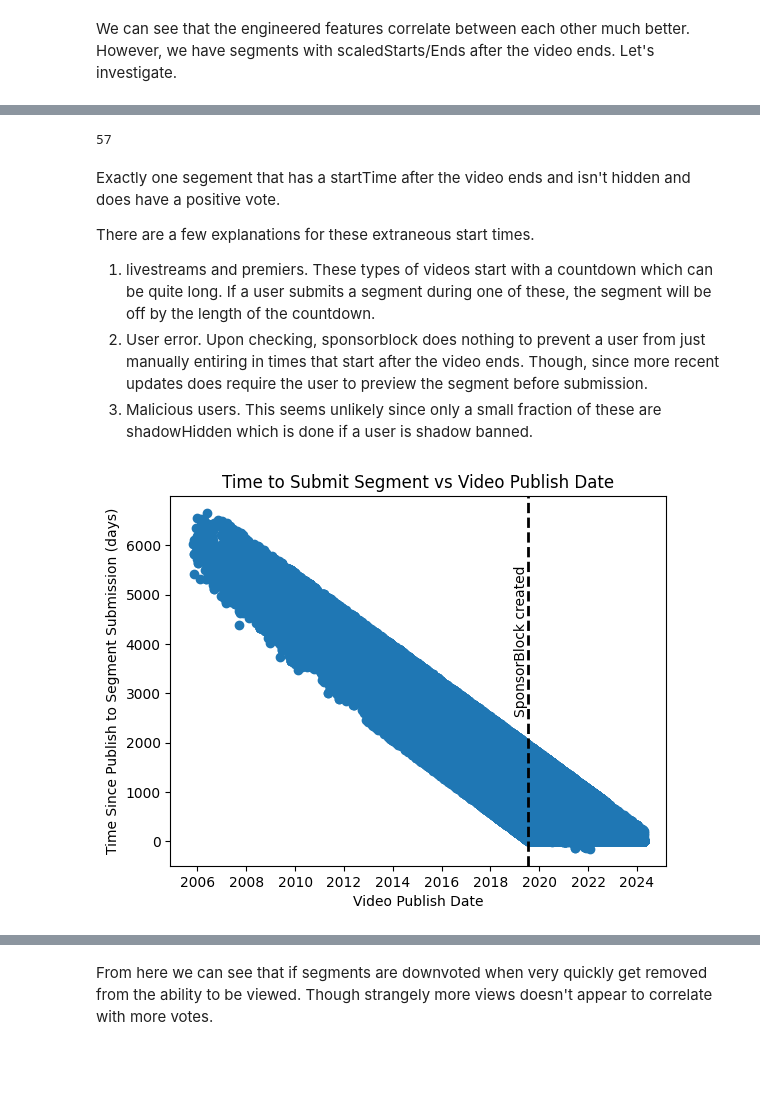
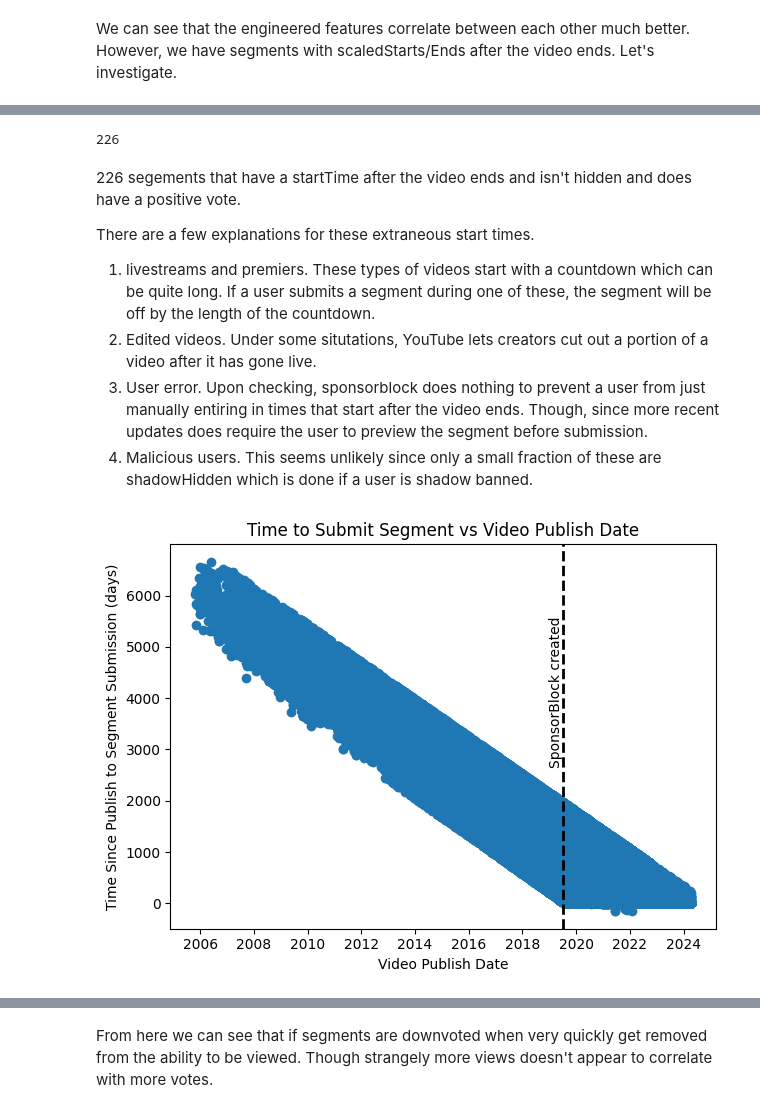
Before and after one commit to t-makaro/503-Project, a Jupyter notebook: src/data_vis.ipynb, the cells around one changed output, grey strips where cells are left out. Saved outputs shown, nothing was run; the diff lists cells and outputs as text; code cells hidden in the pictures; blank space fills up the shorter version.

```diff
--- a/src/data_vis.ipynb
+++ b/src/data_vis.ipynb
@@ -361,28 +363,32 @@ There are 1802 segments with start times after the video ends.
 # %%
-sb_data[(sb_data['startTime']>sb_data['videoDuration']) & (sb_data['shadowHidden'])].shape[0]
+sb_data[(sb_data['startTime']>sb_data['videoDuration']) & (~sb_data['votes']>0)].shape[0]
 # %% [output]
-57
+226
 # %% [markdown]
-Exactly one segement that has a startTime after the video ends and isn't hidden and does have a positive vote.
+226 segements that have a startTime after the video ends and isn't hidden and does have a positive vote.
 
 There are a few explanations for these extraneous start times.
 
 1. livestreams and premiers. These types of videos start with a countdown which can be quite long. If a user submits a segment during one of these, the segment will be off by the length of the countdown.
-2. User error. Upon checking, sponsorblock does nothing to prevent a user from just manually entiring in times that start after the video ends. Though, since more recent updates does require the user to preview the segment before submission.
-3. Malicious users. This seems unlikely since only a small fraction of these are shadowHidden which is done if a user is shadow banned.
+2. Edited videos. Under some situtations, YouTube lets creators cut out a portion of a video after it has gone live.
+3. User error. Upon checking, sponsorblock does nothing to prevent a user from just manually entiring in times that start after the video ends. Though, since more recent updates does require the user to preview the segment before submission.
+4. Malicious users. This seems unlikely since only a small fraction of these are shadowHidden which is done if a user is shadow banned.
 # %%
 published = pd.to_datetime(sb_data['published'], unit='s')
 timeToSubmission = sb_data['timeToSubmission']/3600/24
 
 plt.scatter(published, timeToSubmission)
 plt.axvline(pd.Timestamp('2019-07-12'), color='black', linestyle='--', linewidth=2)
 plt.text(pd.Timestamp('2019-07-12'), plt.gca().get_ylim()[1]*0.8, 'SponsorBlock created',
          color='black', rotation=90, verticalalignment='top', horizontalalignment='right')
 
 plt.xlabel('Video Publish Date')
 plt.ylabel('Time Since Publish to Segment Submission (days)')
 plt.title('Time to Submit Segment vs Video Publish Date')
+plt.tight_layout()
+
+plt.savefig(f'./images/{plt.gca().get_title()}.png')
 plt.show()
 # %% [output]
-[figure, old version]
+[figure, new version]
 # %%
```
Also changed, not shown: parts of 25 cells of this notebook, 1 other file.
